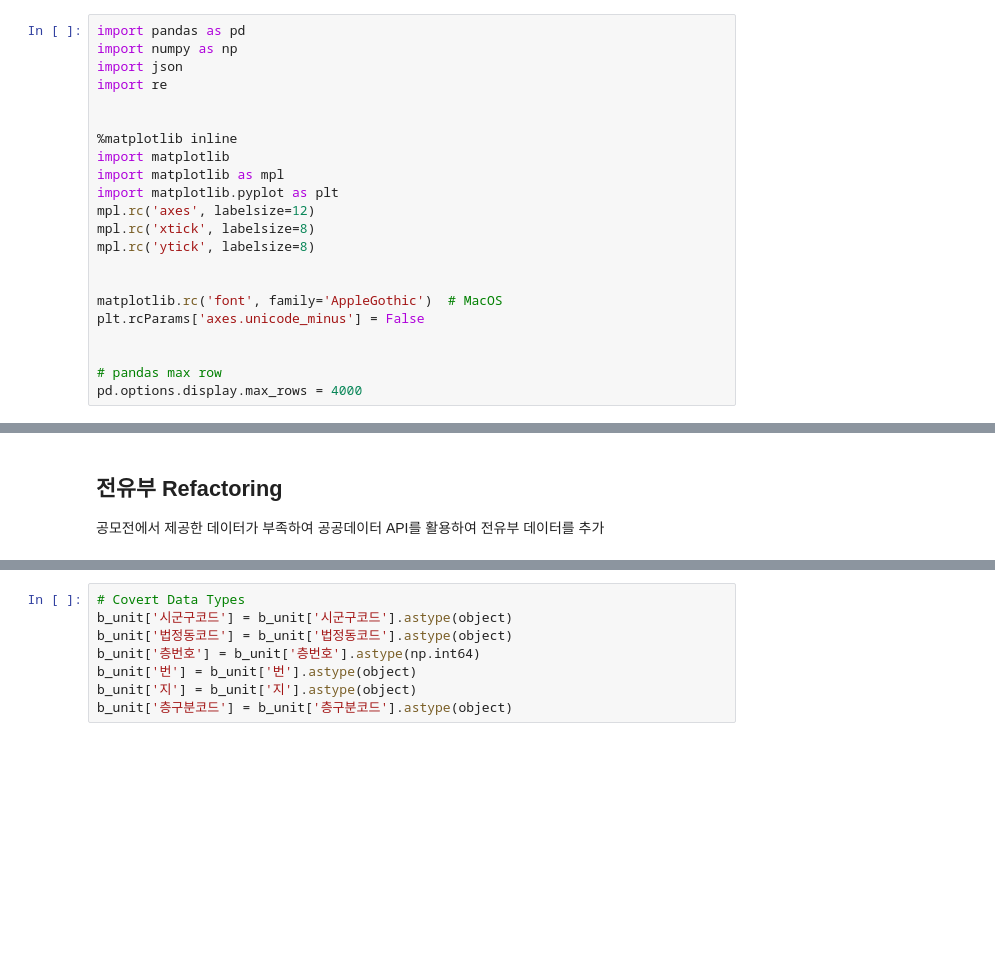
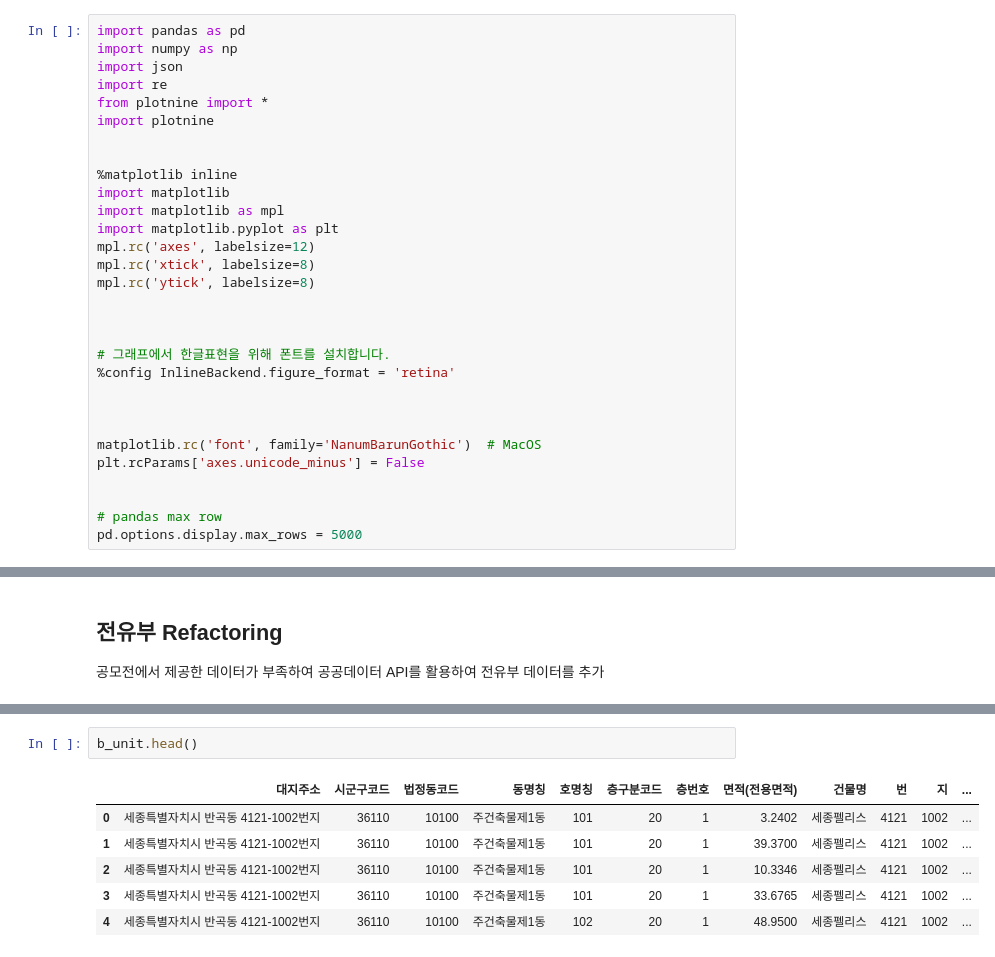
Before and after one commit to metterian/sejong-house-market-analyse, a Jupyter notebook: data_foundation.ipynb, the cells around one changed output, grey strips where cells are left out. Cells and saved outputs as stored; diff of their text form; blank space fills up the shorter version.

```diff
--- a/data_foundation.ipynb
+++ b/data_foundation.ipynb
@@ -3,6 +3,8 @@ import pandas as pd
 import numpy as np
 import json
 import re
+from plotnine import *
+import plotnine
 
 
 %matplotlib inline
@@ -14,12 +16,18 @@ mpl.rc('xtick', labelsize=8)
 mpl.rc('ytick', labelsize=8)
 
 
-matplotlib.rc('font', family='AppleGothic')  # MacOS
+
+# 그래프에서 한글표현을 위해 폰트를 설치합니다.
+%config InlineBackend.figure_format = 'retina'
+
+
+
+matplotlib.rc('font', family='NanumBarunGothic')  # MacOS
 plt.rcParams['axes.unicode_minus'] = False
 
 
 # pandas max row
-pd.options.display.max_rows = 4000
+pd.options.display.max_rows = 5000
 # %%
 
 b_unit = pd.read_csv('data/1.세종시_전유부.csv', dtype={'로트':object})
@@ -87,8 +104,9 @@ b_unit = pd.read_csv('전유부.csv')
-# %%
-# Covert Data Types
-b_unit['시군구코드'] = b_unit['시군구코드'].astype(object)
-b_unit['법정동코드'] = b_unit['법정동코드'].astype(object)
-b_unit['층번호'] = b_unit['층번호'].astype(np.int64)
-b_unit['번'] = b_unit['번'].astype(object)
-b_unit['지'] = b_unit['지'].astype(object)
-b_unit['층구분코드'] = b_unit['층구분코드'].astype(object)
+# %%
+b_unit.head()
+# %% [output]
+|  | 대지주소 | 시군구코드 | 법정동코드 | 동명칭 | 호명칭 | 층구분코드 | 층번호 | 면적(전용면적) | 건물명 | 번 | 지 | ... |
+| 0 | 세종특별자치시 반곡동 4121-1002번지 | 36110 | 10100 | 주건축물제1동 | 101 | 20 | 1 | 3.2402 | 세종펠리스 | 4121 | 1002 | ... |
+| 1 | 세종특별자치시 반곡동 4121-1002번지 | 36110 | 10100 | 주건축물제1동 | 101 | 20 | 1 | 39.3700 | 세종펠리스 | 4121 | 1002 | ... |
+| 2 | 세종특별자치시 반곡동 4121-1002번지 | 36110 | 10100 | 주건축물제1동 | 101 | 20 | 1 | 10.3346 | 세종펠리스 | 4121 | 1002 | ... |
+| 3 | 세종특별자치시 반곡동 4121-1002번지 | 36110 | 10100 | 주건축물제1동 | 101 | 20 | 1 | 33.6765 | 세종펠리스 | 4121 | 1002 | ... |
+| 4 | 세종특별자치시 반곡동 4121-1002번지 | 36110 | 10100 | 주건축물제1동 | 102 | 20 | 1 | 48.9500 | 세종펠리스 | 4121 | 1002 | ... |
```
Also changed, not shown: parts of 16 cells of this notebook.
